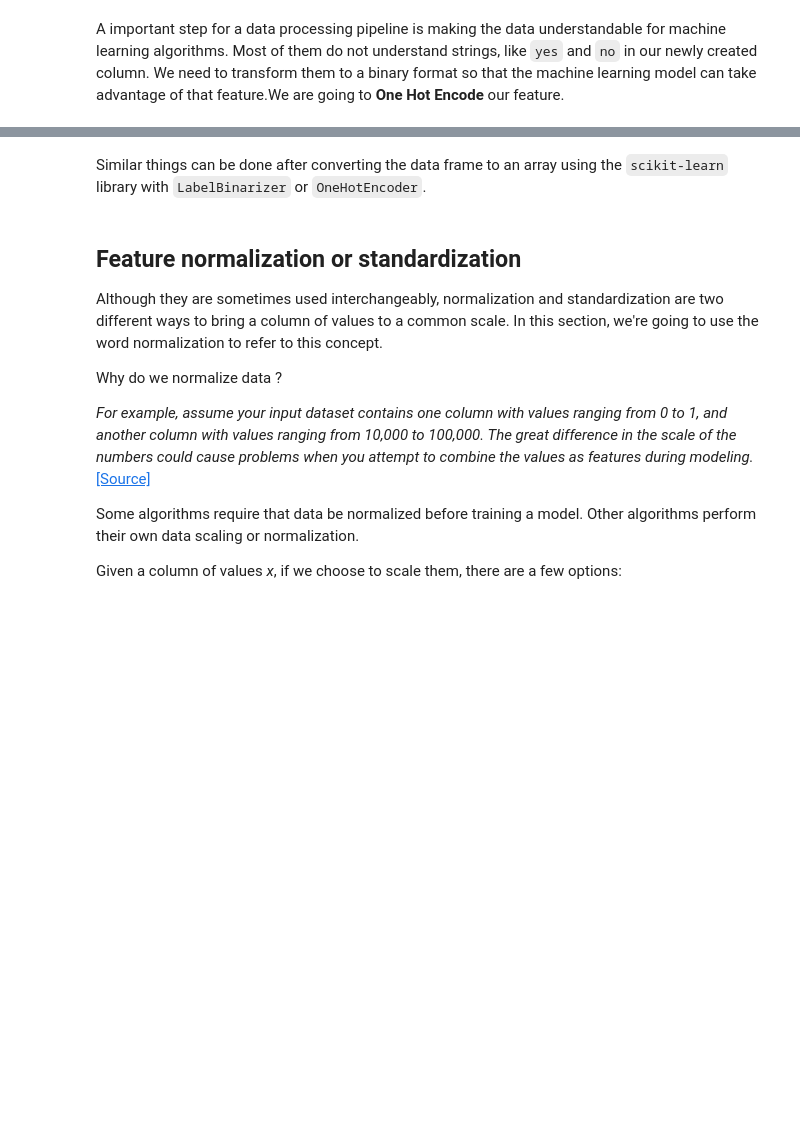
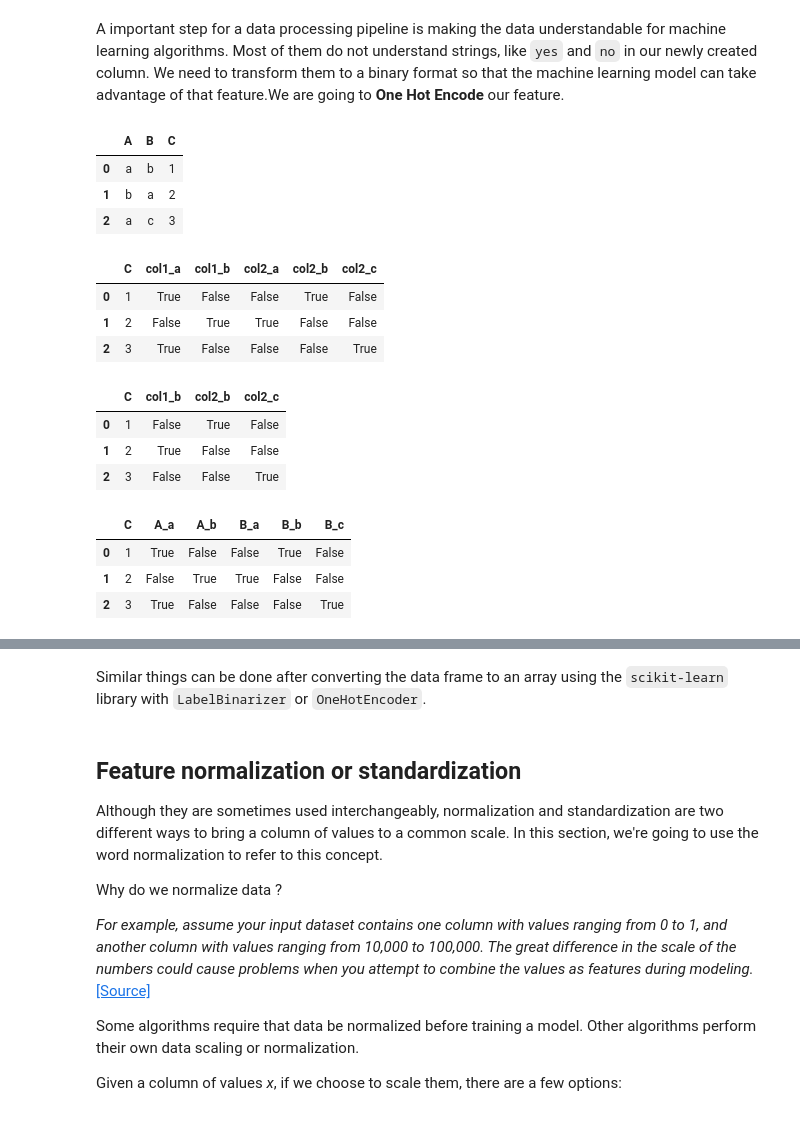
Before and after one commit to ness015618/LGG-Thomas4-Ness, a Jupyter notebook: 02-TheHill/MachineLearningIntro/01-PreprocessingStructuredData/02-preprocessing.ipynb, the cells around one changed output, grey strips where cells are left out. Saved outputs shown, nothing was run; the diff lists cells and outputs as text; code cells hidden in the pictures; blank space fills up the shorter version.

```diff
--- a/02-TheHill/MachineLearningIntro/01-PreprocessingStructuredData/02-preprocessing.ipynb
+++ b/02-TheHill/MachineLearningIntro/01-PreprocessingStructuredData/02-preprocessing.ipynb
@@ -57,3 +113,34 @@ df["Reaction"]
 # %% [markdown]
 A important step for a data processing pipeline is making the data understandable for machine learning algorithms. Most of them do not understand strings, like `yes` and `no` in our newly created column.
 We need to transform them to a binary format so that the machine learning model can take advantage of that feature.We are going to **One Hot Encode** our feature.
+# %%
+df_test = pd.DataFrame({'A': ['a', 'b', 'a'], 'B': ['b', 'a', 'c'], 'C': [1, 2, 3]})
+
+df_test
+# %% [output]
+|  | A | B | C |
+| 0 | a | b | 1 |
+| 1 | b | a | 2 |
+| 2 | a | c | 3 |
+# %%
+pd.get_dummies(df_test, prefix=['col1', 'col2'],drop_first=False)
+# %% [output]
+|  | C | col1_a | col1_b | col2_a | col2_b | col2_c |
+| 0 | 1 | True | False | False | True | False |
+| 1 | 2 | False | True | True | False | False |
+| 2 | 3 | True | False | False | False | True |
+# %%
+pd.get_dummies(df_test, prefix=['col1', 'col2'],drop_first=True)
+#suppr : col1_a, col2_a
+# %% [output]
+|  | C | col1_b | col2_b | col2_c |
+| 0 | 1 | False | True | False |
+| 1 | 2 | True | False | False |
+| 2 | 3 | False | False | True |
+# %%
+pd.get_dummies(df_test)
+# %% [output]
+|  | C | A_a | A_b | B_a | B_b | B_c |
+| 0 | 1 | True | False | False | True | False |
+| 1 | 2 | False | True | True | False | False |
+| 2 | 3 | True | False | False | False | True |
```
Also changed, not shown: parts of 18 cells of this notebook, 1 other file.
